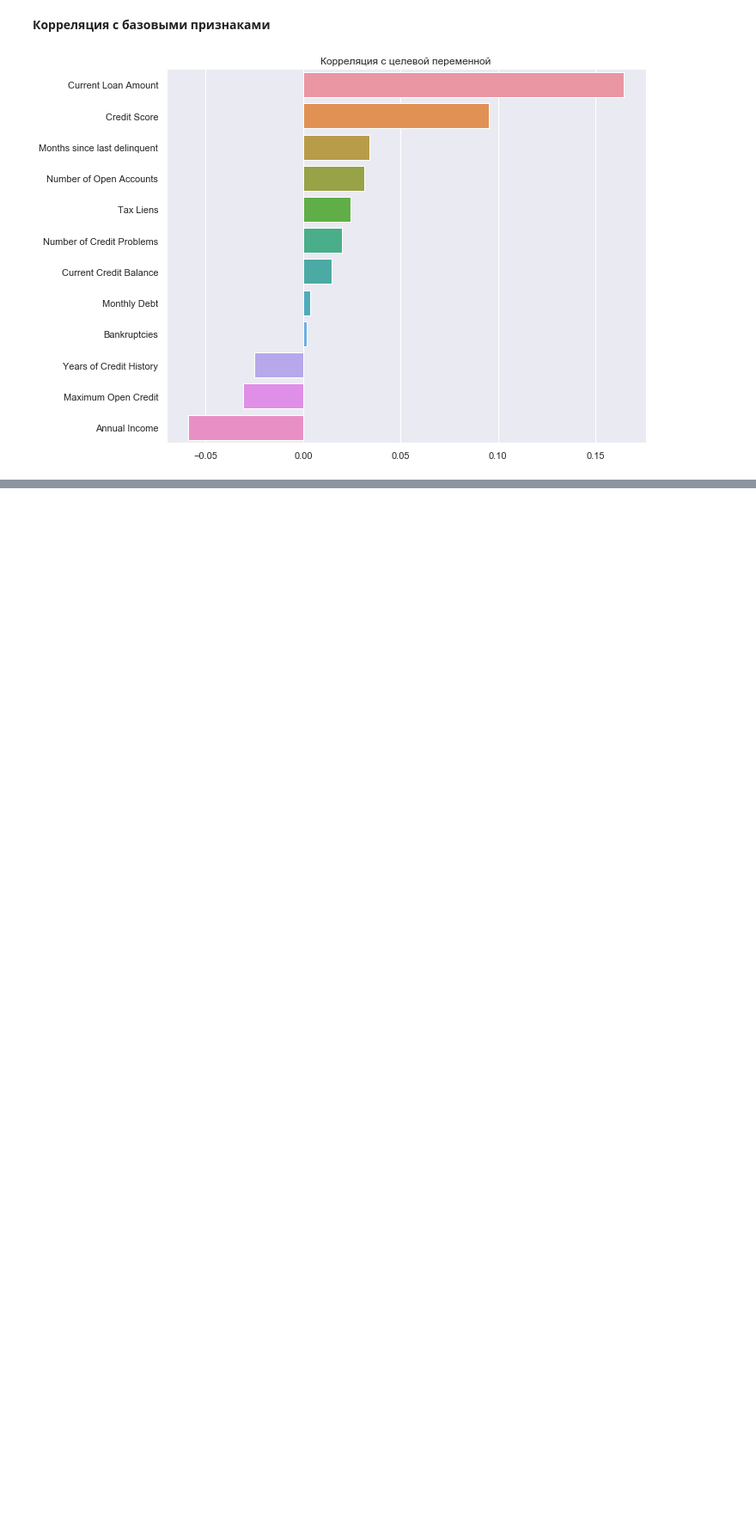
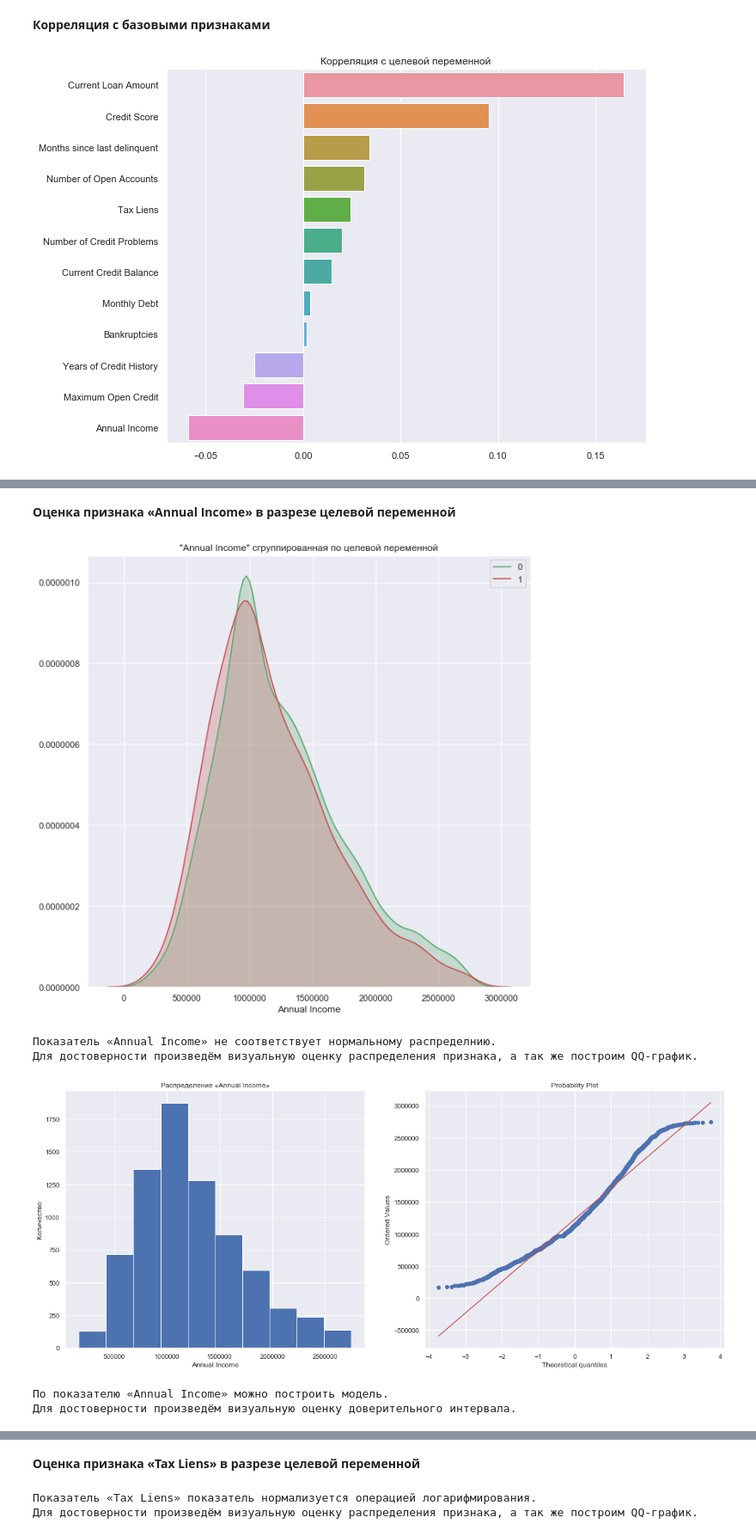
Before and after one commit to superbe/PythonLibrariesForDataScience2, a Jupyter notebook: EBabarykin_solution.ipynb, the cells around one changed output, grey strips where cells are left out. Shown at 86% size. Cells and saved outputs as stored; diff of their text form; code cells hidden in the pictures; blank space fills up the shorter version.

```diff
--- a/EBabarykin_solution.ipynb
+++ b/EBabarykin_solution.ipynb
@@ -211,3 +211,14 @@ def dataToTable(data):
         dt = dt + '</tr>'
 
     display(HTML('<table>' + dt + '</table>'))
+# %%
+def bar_and_qq(data, column_name):
+    plt.figure(figsize=(20, 8))
+    ax1 = plt.subplot(121)
+    ax1.set_xlabel(column_name)
+    ax1.set_ylabel('Количество')
+    ax1.set_title(f'Распределение «{column_name}»')
+    data.hist()
+    plt.subplot(122)
+    probplot(data, dist='norm', plot=plt)
+    plt.show()
@@ -213,0 +239,27 @@ def dataToTable(data):
+# %%
+def confidence_interval_show(data, target_name, column_name, significance=0.05):
+    plt.figure(figsize=(8, 5))
+    sns.pointplot(x=target_name, y=column_name, data=data, capsize=.1)
+    plt.title(f'Доверительный интервал ({100 - significance} %) для «{column_name}»')
+    plt.show()
+# %%
+def mann_whitneyu(data, target_name, column_name, significance=0.5):
+    data_with_target_s = data[[column_name, target_name]]
+    data_s = data_with_target_s[column_name]
+    data_target_0 = data_s[data_with_target_s[target_name] == 0]
+    data_target_1 = data_s[data_with_target_s[target_name] == 1]
+    t, pv = mannwhitneyu(data_target_0, data_target_1)
+    if (pv < significance):
+        print(f'По показателю «{column_name}» можно построить модель.')
+    else:
+        print(f'По показателю «{column_name}» нельзя построить модель.')
+    print('Для достоверности произведём визуальную оценку доверительного интервала.')
+    confidence_interval_show(data, target_name, column_name, significance)
+    return pv < significance
+# %%
+def check_rate(data, target_name, column_name, show_kde=True):
+    display(Markdown(f'__Оценка признака «{column_name}» в разрезе целевой переменной__'))
+    if show_kde:
+        grouped_by_target_kde(data, column_name, target_name, df_train.shape[0])
+    shapiro_wilk(data[column_name], column_name)
+    return mann_whitneyu(data, target_name, column_name)
@@ -964,0 +1074,14 @@ plt.show()
+# %%
+for cat_colname in df_train[BASE_FEATURE_NAMES].select_dtypes(include=['float64'], exclude=['object']).columns:
+        if 'Tax Liens' == cat_colname or 'Number of Credit Problems' == cat_colname or 'Bankruptcies' == cat_colname:
+            check_rate(df_train, TARGET_NAME, cat_colname, False)
+        else:
+            check_rate(df_train, TARGET_NAME, cat_colname)
+# %% [output]
+__Оценка признака «Annual Income» в разрезе целевой переменной__
+[figure, added]
+Показатель «Annual Income» не соответствует нормальному распределнию.
+Для достоверности произведём визуальную оценку распределения признака, а так же построим QQ-график.
+[figure, added]
+По показателю «Annual Income» можно построить модель.
+Для достоверности произведём визуальную оценку доверительного интервала.
@@ -964,0 +1089,3 @@ plt.show()
+__Оценка признака «Tax Liens» в разрезе целевой переменной__
+Показатель «Tax Liens» показатель нормализуется операцией логарифмирования.
+Для достоверности произведём визуальную оценку распределения признака, а так же построим QQ-график.
```
Also changed, not shown: parts of 95 cells of this notebook, 14 other files.
